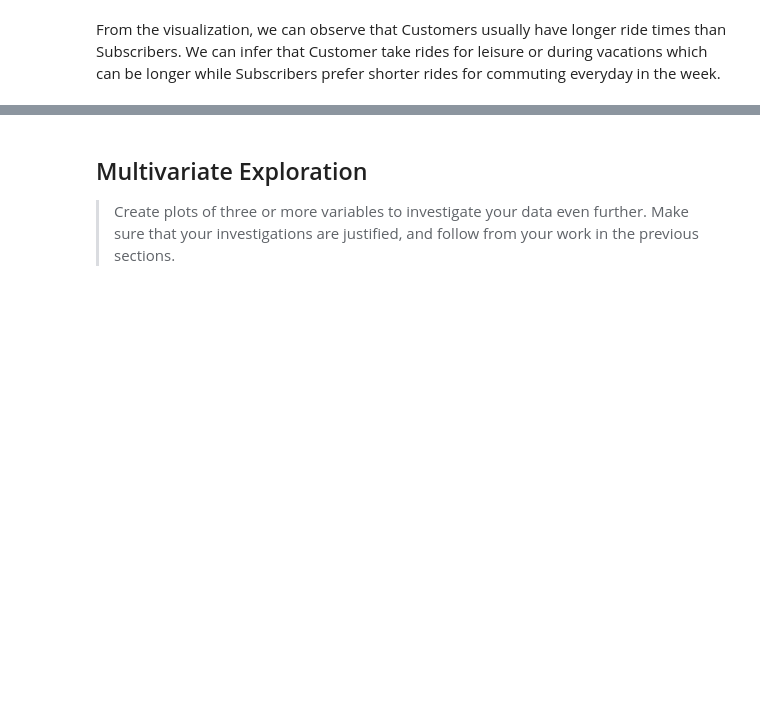
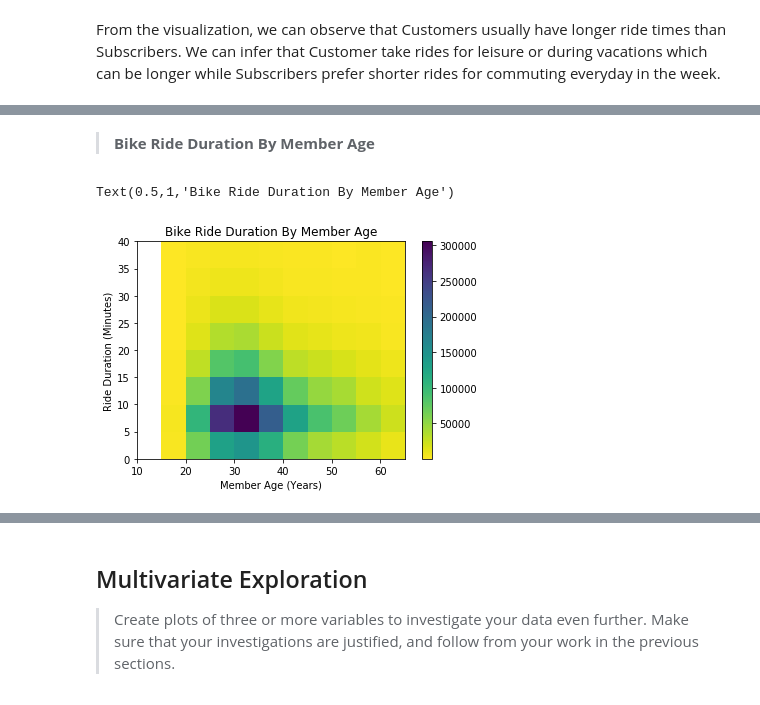
Before and after one commit to mkarkhan/Communicate-Data-Findings, a Jupyter notebook: exploratory_analysis.ipynb, the cells around one changed output, grey strips where cells are left out. Saved outputs shown, nothing was run; the diff lists cells and outputs as text; code cells hidden in the pictures; blank space fills up the shorter version.

```diff
--- a/exploratory_analysis.ipynb
+++ b/exploratory_analysis.ipynb
@@ -713,0 +707,14 @@ From the visualization, we can observe that Customers usually have longer ride t
+# %% [markdown]
+> <b> Bike Ride Duration By Member Age </b>
+# %%
+bins_x = np.arange(10, 65+1, 5)
+bins_y = np.arange(0, 45, 5)
+plt.hist2d(data = bikedata_df_copy, x = 'age', y = 'duration_min',
+           bins = [bins_x, bins_y], cmap = 'viridis_r', cmin = 0.5)
+plt.colorbar()
+plt.xlabel('Member Age (Years)')
+plt.ylabel('Ride Duration (Minutes)')
+plt.title('Bike Ride Duration By Member Age')
+# %% [output]
+Text(0.5,1,'Bike Ride Duration By Member Age')
+[figure, added]
```
Also changed, not shown: parts of 13 cells of this notebook.
